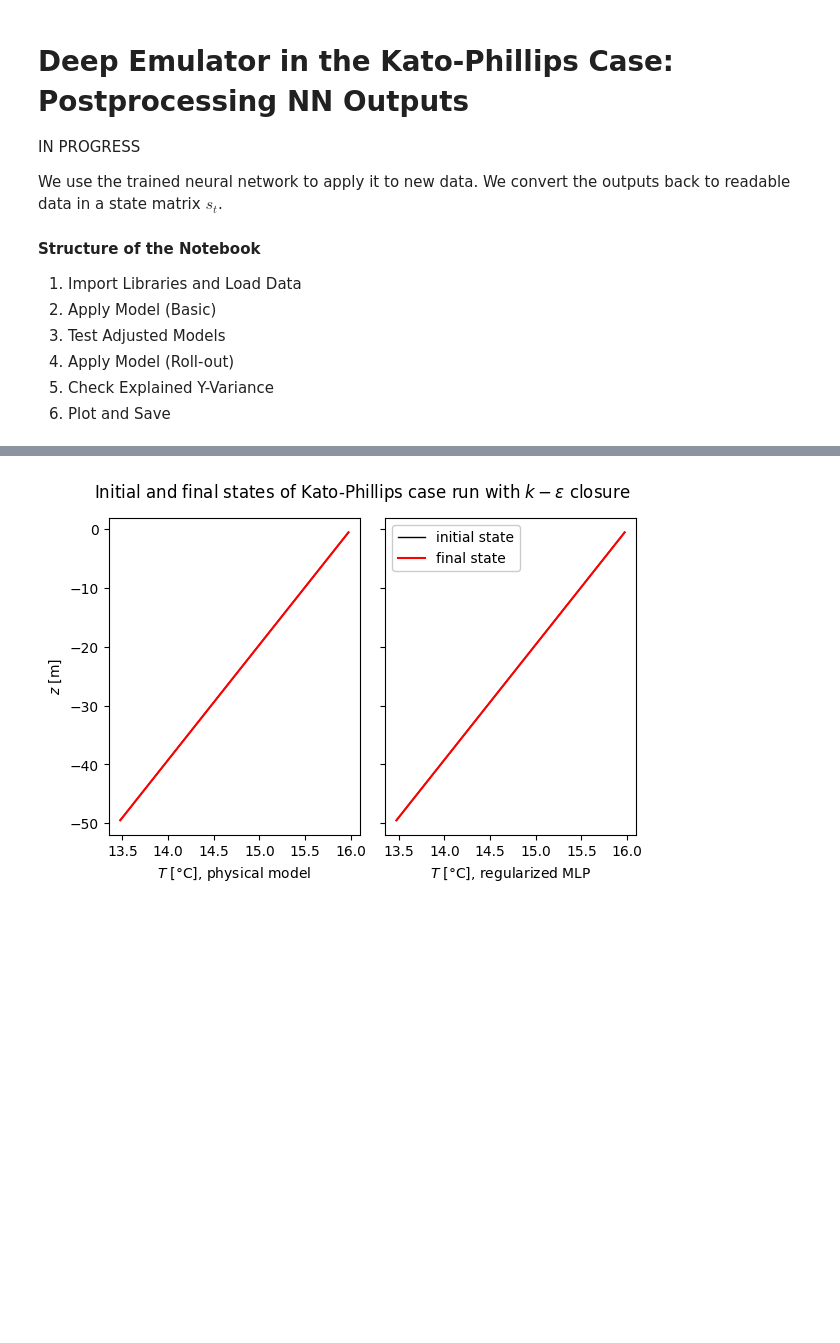
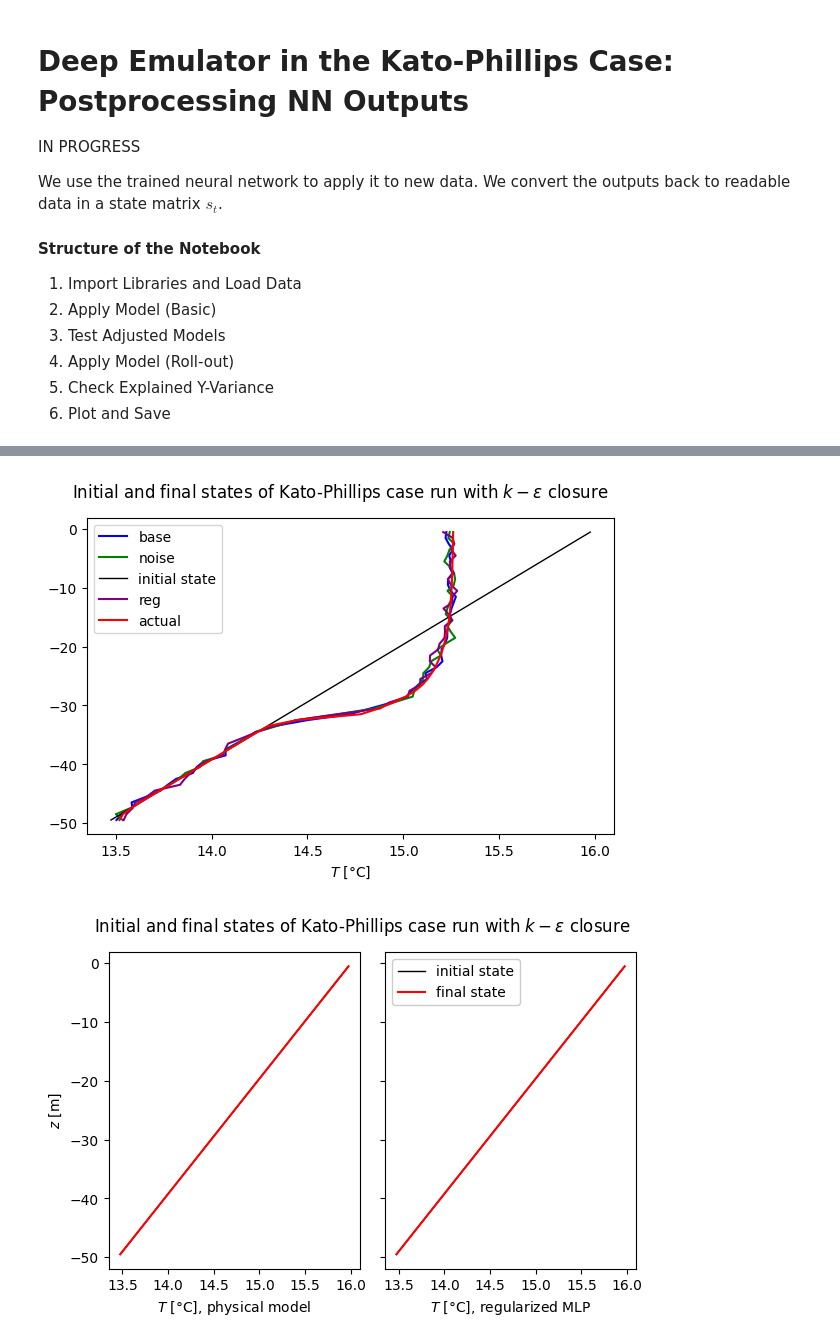
Before and after one commit to anne-df/ige_deep_emulators, a Jupyter notebook: postprocessing.ipynb, the cells around one changed output, grey strips where cells are left out. Saved outputs shown, nothing was run; the diff lists cells and outputs as text; code cells hidden in the pictures; blank space fills up the shorter version.

```diff
--- a/postprocessing.ipynb
+++ b/postprocessing.ipynb
@@ -141,3 +166,32 @@ plt.show()
+# %%
+# Plot and compare to actual trajectory
+
+sim_index = -1
+traj_obs = original_traj[sim_index]
+traj_deep = deep_traj[sim_index]
+traj_deep_noise = deep_traj_noise[sim_index]
+traj_deep_reg = deep_traj_reg[sim_index]
+
+zr = grid.zr
+
+sp: subplot_1D_type = plt.subplots(1, 1, sharey=True, figsize=(6, 4))
+fig, ax_y = sp
+fig.tight_layout(rect=[0, 0.0, 1, 0.94])
+fig.subplots_adjust(wspace=0.1)
+
+ax_y.plot(traj_deep.t[-1, :], zr, 'b', label='base')
+ax_y.plot(traj_deep_noise.t[-1, :], zr, 'g', label='noise')
+ax_y.plot(traj_obs.t[0, :], zr, 'k', linewidth=1, label='initial state')
+ax_y.plot(traj_deep_reg.t[-1, :], zr, 'purple', label='reg')
+ax_y.plot(traj_obs.t[-1, :], zr, 'r', label='actual')
+
+ax_y.set_xlabel('$T$ [°C]')
+fig.suptitle(r'Initial and final states of Kato-Phillips case run with $k-\varepsilon$ closure')
+ax_y.legend(framealpha=.8)
+
+plt.show()
+# %% [output]
+[figure, added]
 # %%
 # Track the evolution of the trajectory
 
```
Also changed, not shown: parts of 7 cells of this notebook.
